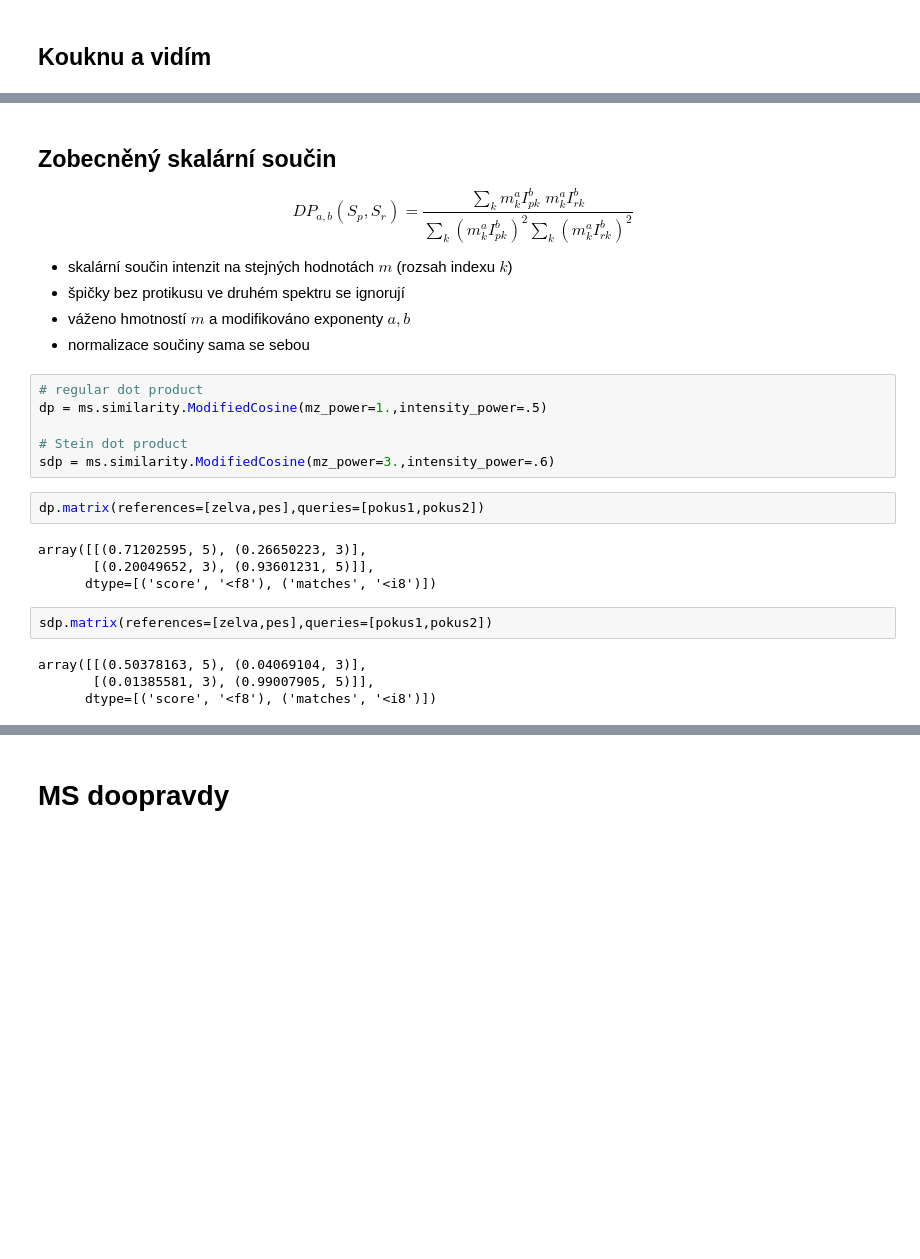
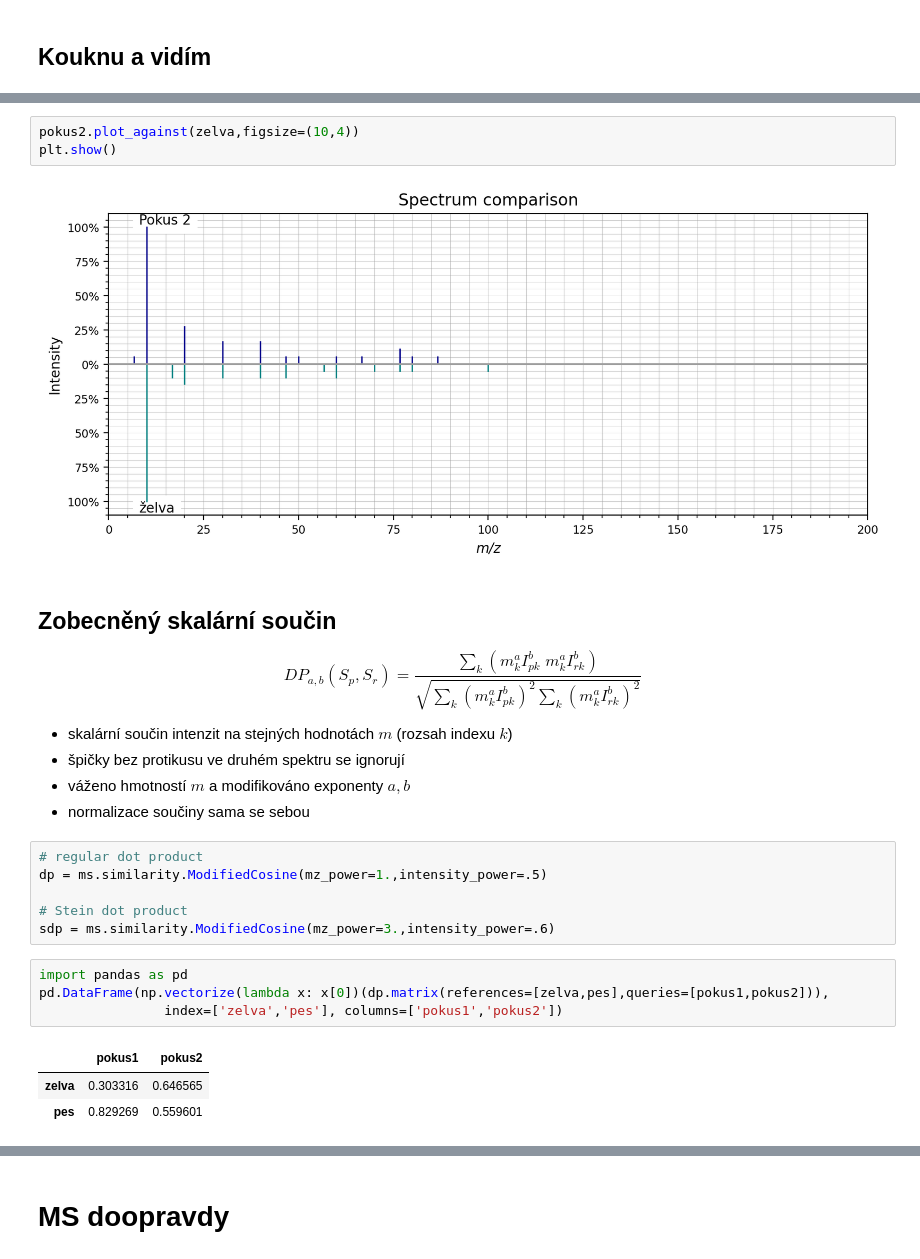
Before and after one commit to ljocha/sitsem23, a Jupyter notebook: intro.ipynb, the cells around one changed output, grey strips where cells are left out. Saved outputs shown, nothing was run; the diff lists cells and outputs as text; blank space fills up the shorter version.

```diff
--- a/intro.ipynb
+++ b/intro.ipynb
@@ -67,7 +71,12 @@ plt.show()
+# %%
+pokus2.plot_against(zelva,figsize=(10,4))
+plt.show()
+# %% [output]
+[figure, added]
 # %% [markdown]
 ## Zobecněný skalární součin
 
-$$ \textit{DP}_{a,b}(S_p,S_r) = \frac{\sum_k m_k^aI_{pk}^b \; m_k^a I_{rk}^b}{\sum_k (m_k^a I_{pk}^b)^2 \sum_k (m_k^a I_{rk}^b)^2  }$$
+$$ \textit{DP}_{a,b}(S_p,S_r) = \frac{\sum_k (m_k^aI_{pk}^b \; m_k^a I_{rk}^b)}{\sqrt{\sum_k (m_k^a I_{pk}^b)^2 \sum_k (m_k^a I_{rk}^b)^2 } }$$
 
 - skalární součin intenzit na stejných hodnotách $m$ (rozsah indexu $k$)
 - špičky bez protikusu ve druhém spektru se ignorují
@@ -80,14 +89,10 @@ dp = ms.similarity.ModifiedCosine(mz_power=1.,intensity_power=.5)
 # Stein dot product
 sdp = ms.similarity.ModifiedCosine(mz_power=3.,intensity_power=.6)
 # %%
-dp.matrix(references=[zelva,pes],queries=[pokus1,pokus2])
+import pandas as pd
+pd.DataFrame(np.vectorize(lambda x: x[0])(dp.matrix(references=[zelva,pes],queries=[pokus1,pokus2])),
+                index=['zelva','pes'], columns=['pokus1','pokus2'])
 # %% [output]
-array([[(0.71202595, 5), (0.26650223, 3)],
-       [(0.20049652, 3), (0.93601231, 5)]],
-      dtype=[('score', '<f8'), ('matches', '<i8')])
+|  | pokus1 | pokus2 |
+| zelva | 0.303316 | 0.646565 |
+| pes | 0.829269 | 0.559601 |
-# %%
-sdp.matrix(references=[zelva,pes],queries=[pokus1,pokus2])
-# %% [output]
-array([[(0.50378163, 5), (0.04069104, 3)],
-       [(0.01385581, 3), (0.99007905, 5)]],
-      dtype=[('score', '<f8'), ('matches', '<i8')])
```
Also changed, not shown: parts of 9 cells of this notebook.
